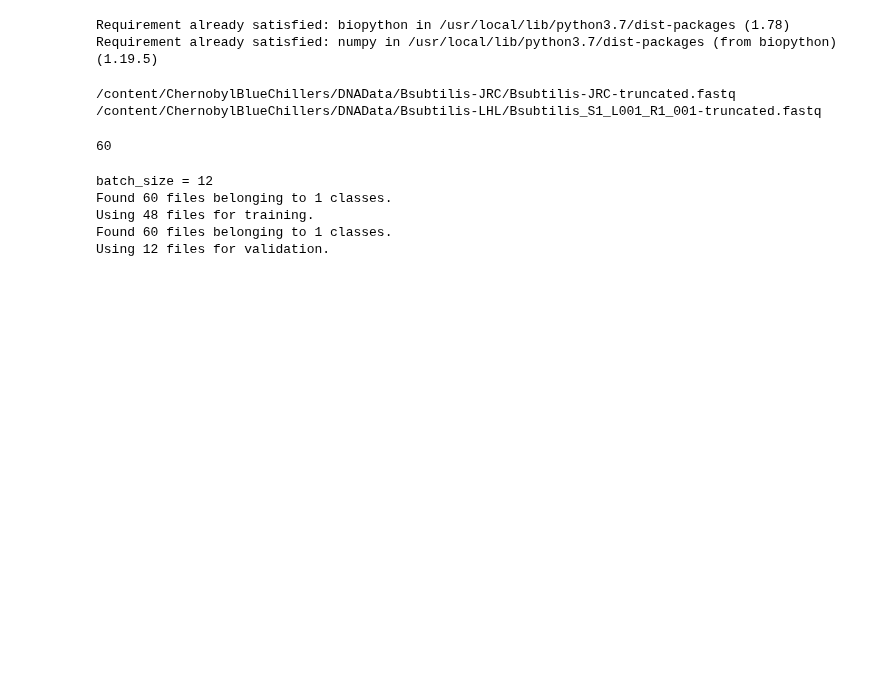
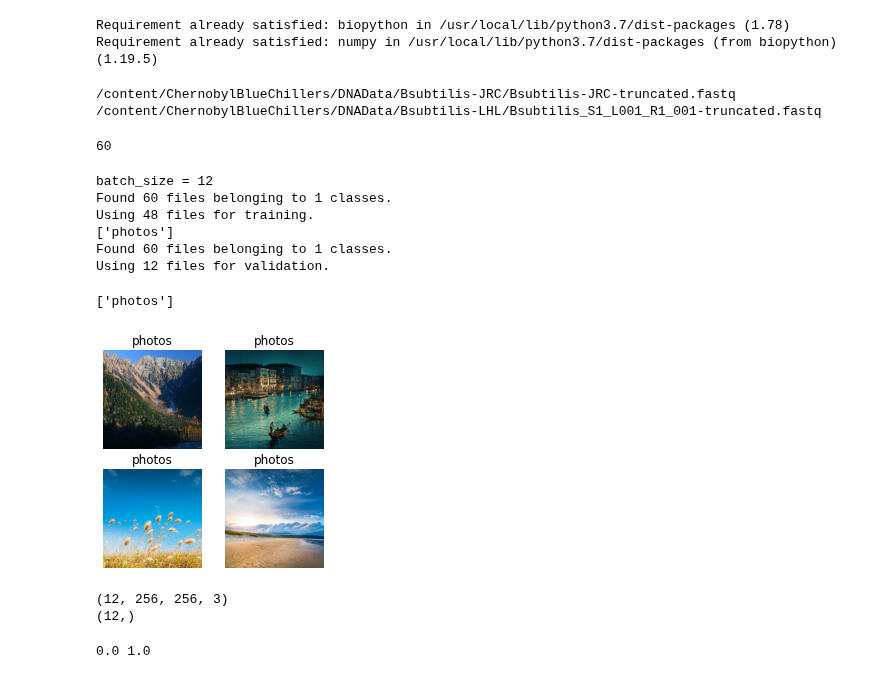
Before and after one commit to bfiegel/DeepLearningProject, a Jupyter notebook: Code/demo.ipynb, the cells around one changed output. Drawn from its saved outputs; the diff is of its cells as text; code cells hidden in the pictures; blank space fills up the shorter version.

```diff
--- a/Code/demo.ipynb
+++ b/Code/demo.ipynb
@@ -176,6 +176,8 @@ train_ds = tf.keras.preprocessing.image_dataset_from_directory(
   seed=seed,
   image_size=(img_height, img_width),
   batch_size=batch_size)
+class_names = train_ds.class_names
+print(class_names)
 
 test_ds = tf.keras.preprocessing.image_dataset_from_directory(
   landscape_data_dir,
@@ -188,5 +190,45 @@ test_ds = tf.keras.preprocessing.image_dataset_from_directory(
 batch_size = 12
 Found 60 files belonging to 1 classes.
 Using 48 files for training.
+['photos']
 Found 60 files belonging to 1 classes.
 Using 12 files for validation.
+# %%
+import matplotlib.pyplot as plt
+
+class_names = train_ds.class_names
+print(class_names)
+plt.figure(figsize=(4, 4))
+for images, labels in train_ds.take(1):
+  for i in range(4):
+    ax = plt.subplot(2, 2, i + 1)
+    plt.imshow(images[i].numpy().astype("uint8"))
+    plt.title(class_names[labels[i]])
+    plt.axis("off")
+# %% [output]
+['photos']
+[figure, added]
+# %%
+for image_batch, labels_batch in train_ds:
+  print(image_batch.shape)
+  print(labels_batch.shape)
+  break
+# %% [output]
+(12, 256, 256, 3)
+(12,)
+# %%
+from tensorflow.keras import layers
+
+normalization_layer = tf.keras.layers.experimental.preprocessing.Rescaling(1./255)
+# normalize and shuffle our data
+normalized_ds = train_ds.map(lambda x, y: (normalization_layer(x), y)).shuffle(buffer_size=1024)
+image_batch, labels_batch = next(iter(normalized_ds))
+first_image = image_batch[0]
+# Notice the pixels values are now in `[0,1]`.
+print(np.min(first_image), np.max(first_image))
+#for image_batch, labels_batch in train_ds:
+#  print(image_batch.shape)
+#  print(labels_batch.shape)
+#  break
+# %% [output]
+0.0 1.0
```
Also changed, not shown: parts of 4 cells of this notebook.
